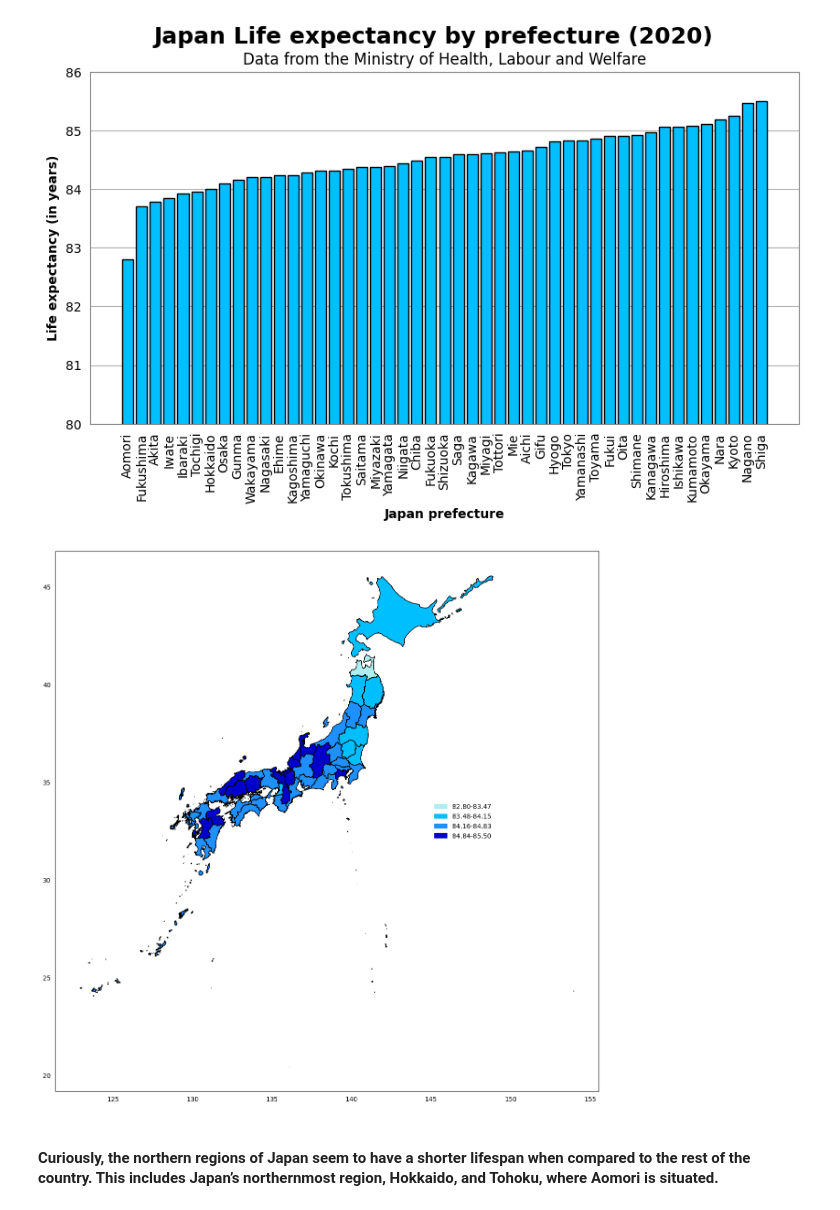
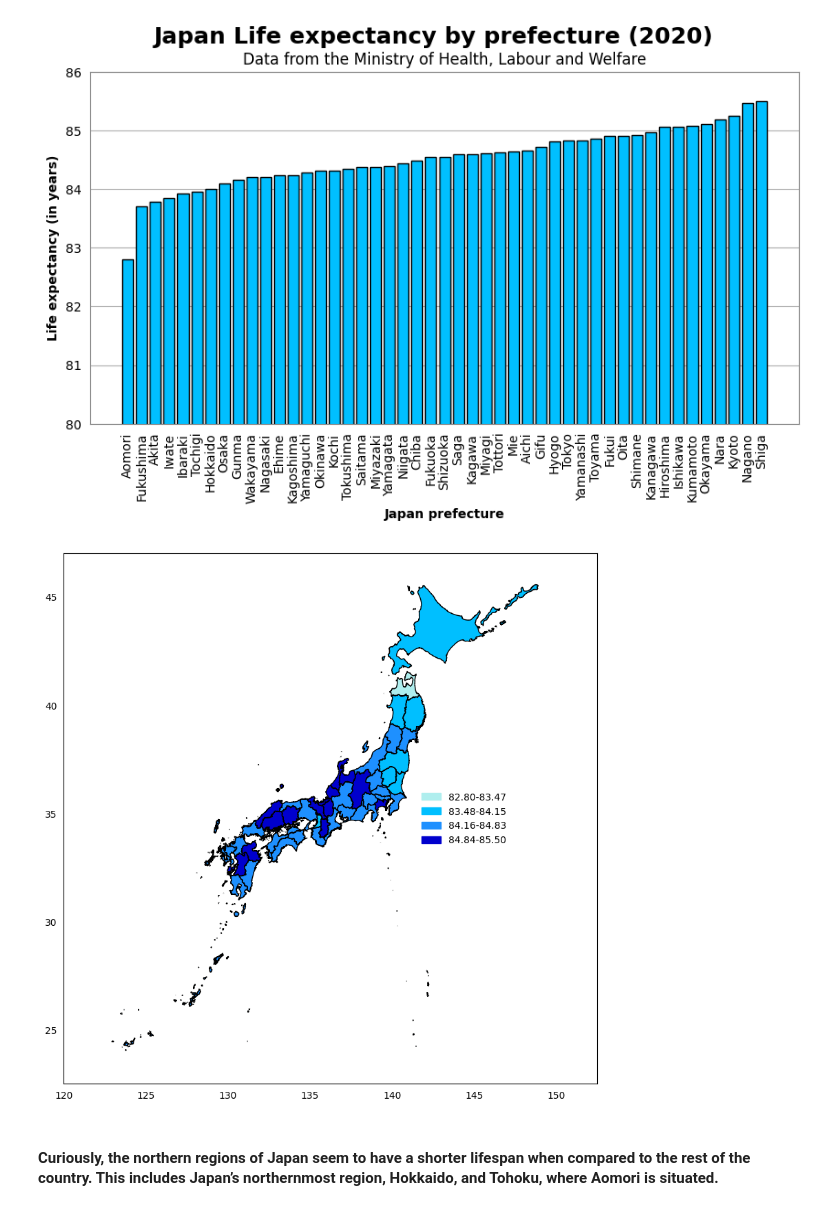
Before and after one commit to rafaseto/japan-life-expectancy, a Jupyter notebook: data_analysis.ipynb, the cells around one changed output. Drawn from its saved outputs; the diff is of its cells as text; code cells hidden in the pictures.

Commit message:
set limits for the axes of the map
Center the map setting limits for the axes.

```diff
--- a/data_analysis.ipynb
+++ b/data_analysis.ipynb
@@ -129,38 +129,42 @@ from shapely.geometry import Polygon, MultiPolygon
 import matplotlib.patches as mpatches
 
 # Plot the map
-fig, ax = plt.subplots(figsize=(15, 15))
+fig, ax = plt.subplots(figsize=(10, 10))
 
 for geom, name in zip(geometries, prefecture_names_filtered):
     if isinstance(geom, Polygon):
         x, y = geom.exterior.xy
         ax.fill(x, y, color=map_colors[name], edgecolor='k')
     elif isinstance(geom, MultiPolygon):
         for poly in geom.geoms:
             x, y = poly.exterior.xy
             ax.fill(x, y, color=map_colors[name], edgecolor='k')
 
 # Add a legend
 intervals = {
     'paleturquoise': '82.80-83.47',
     'deepskyblue': '83.48-84.15',
     'dodgerblue': '84.16-84.83',
     'mediumblue': '84.84-85.50'
 }
 
 legend_patches = [mpatches.Patch(color=color, label=interval) for color, interval in intervals.items()]
 
 ax.legend(handles=legend_patches, loc='center', bbox_to_anchor=(0.75, 0.5), edgecolor='none')
 
+# Set limits for the axes
+ax.set_xlim(120, 152.5)
+ax.set_ylim(22.5, 47)
+
 # Remove ticks from the axis
 ax.tick_params(axis='x', which='both', bottom=False, top=False)
 ax.tick_params(axis='y', which='both', left=False, right=False)
 
 
 
 plt.show()
 # %% [output]
-[figure, old version]
+[figure, new version]
 # %% [markdown]
 #### Curiously, the northern regions of Japan seem to have a shorter lifespan when compared to the rest of the country. This includes Japan’s northernmost region, Hokkaido, and Tohoku, where Aomori is situated.
 # %%
```
